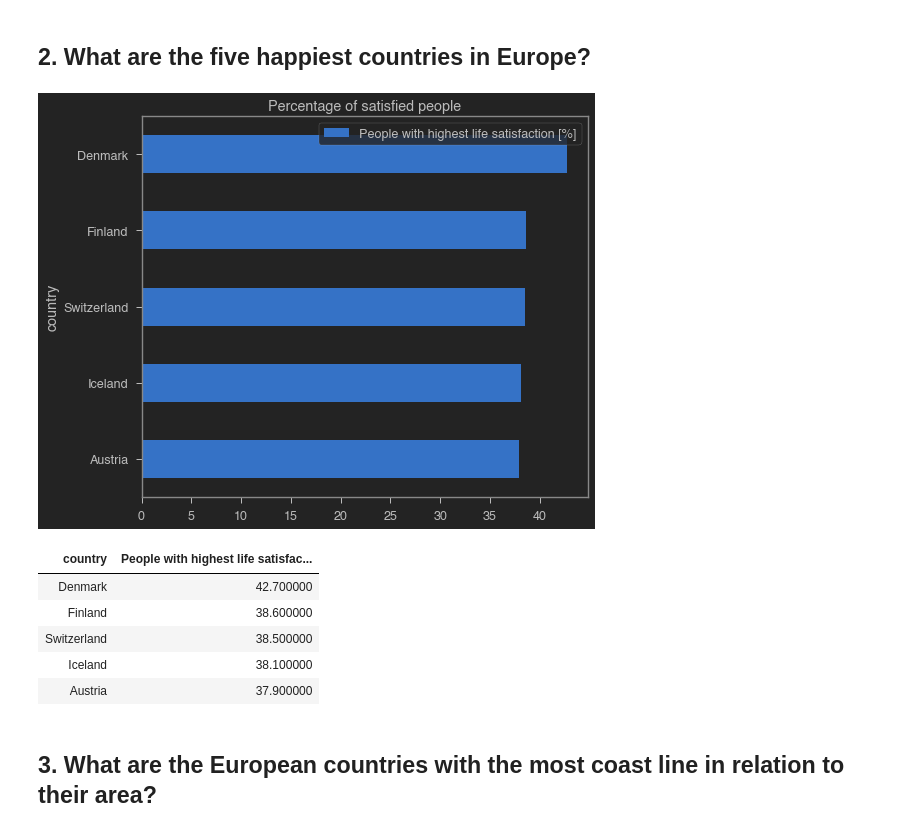
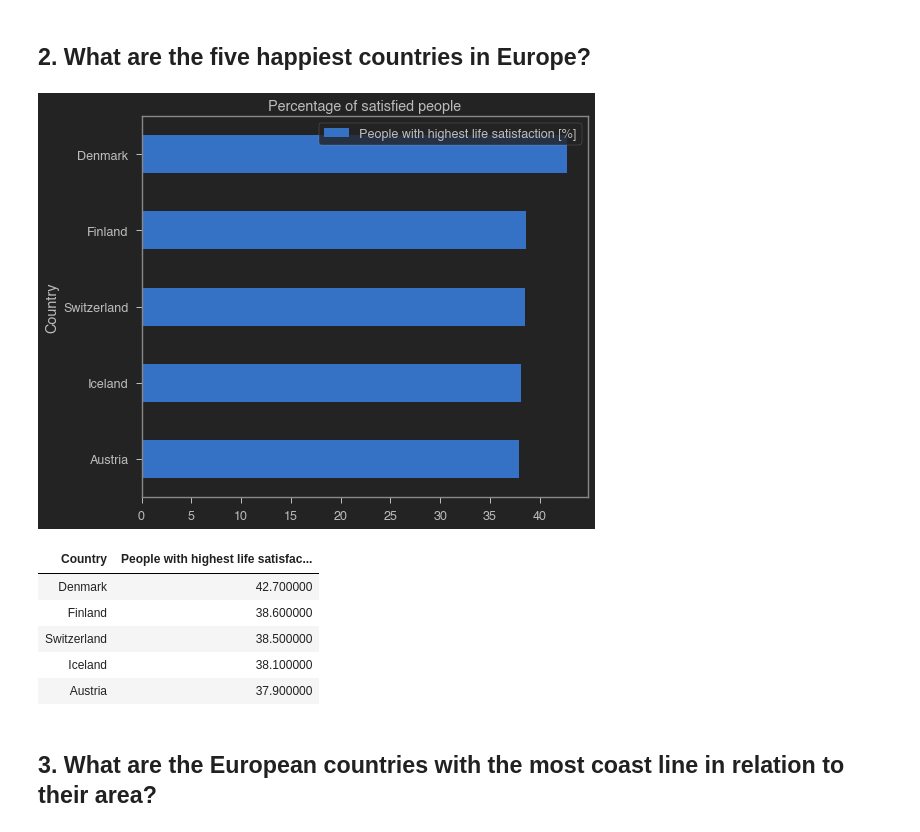
Before and after one commit to s-gerber/python_bootcamp_team13, a Jupyter notebook: deliver/team13_capstone_project.ipynb, the cells around one changed output. Cells and saved outputs as stored; diff of their text form; code cells hidden in the pictures.

```diff
--- a/deliver/team13_capstone_project.ipynb
+++ b/deliver/team13_capstone_project.ipynb
@@ -62,9 +66,13 @@ cost_of_living = pd.read_csv('../data/andytran11996_cost-of-living/datasets_7305
 cost_of_living = cost_of_living.drop(columns = 'Rank')
 
 life_satisfaction = pd.read_csv('../data/roshansharma_europe-datasets/datasets_231225_493692_life_satisfaction_2013.csv')
-life_satisfaction = life_satisfaction.rename(columns = { "prct_life_satis_high": "People with highest life satisfaction [%]" })
+life_satisfaction = life_satisfaction.rename(columns = { "prct_life_satis_high": "People with highest life satisfaction [%]", "country": "Country" })
+life_satisfaction['Country'] = life_satisfaction['Country'].astype(str)
+life_satisfaction['Country'] = life_satisfaction['Country'].str.strip()
 
 generic_country_data = pd.read_csv('../data/fernandol_countries-of-the-world/datasets_23752_30346_countries of the world.csv', decimal=',')
+generic_country_data['Country'] = generic_country_data['Country'].astype(str)
+generic_country_data['Country'] = generic_country_data['Country'].str.strip()
 generic_european_country_data = generic_country_data[generic_country_data['Region'].str.contains('EUROPE', case = False)]
 
 print('successfully imported the datasets.')
@@ -106,17 +114,17 @@ display_cost_of_living(cost_of_living.nsmallest(5, index_column), 'Smallest Rent
 ## 2. What are the five happiest countries in Europe?
 # %%
 index_column = "People with highest life satisfaction [%]"
-caption_column = 'country'
+caption_column = 'Country'
 
-life_satisfaction = life_satisfaction[[caption_column, index_column]]
-life_satisfaction = life_satisfaction.nlargest(5, index_column)
-life_satisfaction = life_satisfaction.sort_values(index_column, ascending = True)
-life_satisfaction.plot.barh(title = 'Percentage of satisfied people', x = caption_column, y = index_column);
+top_countries_life_satisfaction = life_satisfaction[[caption_column, index_column]]
+top_countries_life_satisfaction = top_countries_life_satisfaction.nlargest(5, index_column)
+top_countries_life_satisfaction = top_countries_life_satisfaction.sort_values(index_column, ascending = True)
+top_countries_life_satisfaction.plot.barh(title = 'Percentage of satisfied people', x = caption_column, y = index_column);
 plt.show();
-display(life_satisfaction.sort_values(index_column, ascending = False).style.hide_index())
+display(top_countries_life_satisfaction.sort_values(index_column, ascending = False).style.hide_index())
 # %% [output]
 [figure]
-| country | People with highest life satisfac... |
+| Country | People with highest life satisfac... |
 | Denmark | 42.700000 |
 | Finland | 38.600000 |
 | Switzerland | 38.500000 |
```
Also changed, not shown: parts of 6 cells of this notebook, 13 other files.
